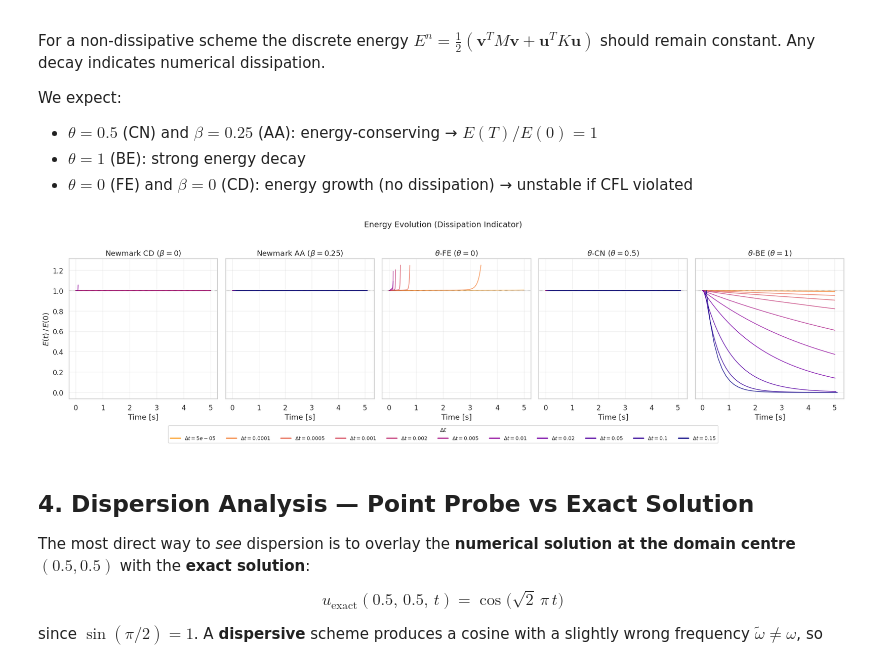
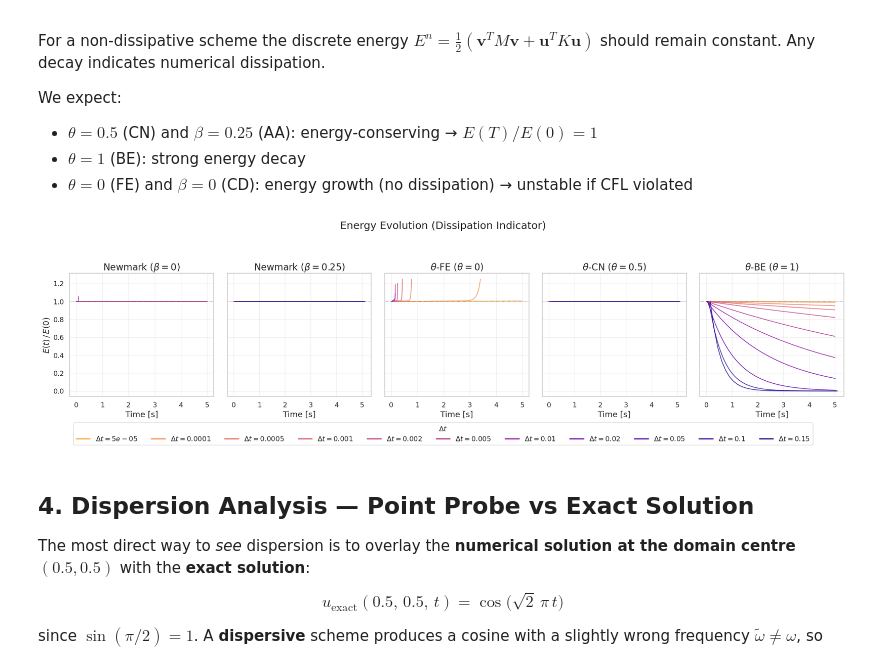
Before and after one commit to AlessandroGhiotto/nmpde-wave-equation, a Jupyter notebook: analysis/dissipation-dispersion-analysis.ipynb, the cells around one changed output. Drawn from its saved outputs; the diff is of its cells as text; code cells hidden in the pictures.

Commit message:
updated report and notebooks

```diff
--- a/analysis/dissipation-dispersion-analysis.ipynb
+++ b/analysis/dissipation-dispersion-analysis.ipynb
@@ -33,9 +67,25 @@ import warnings
 
 warnings.filterwarnings("ignore", category=RuntimeWarning)
 
+# ── Font-size parameters (tweak these for report readability) ──
+FONT_SCALE      = 1.8     # seaborn global font scale
+FONTSIZE_SUPTITLE = 18     # figure super-title
+FONTSIZE_TITLE    = 16     # subplot titles
+FONTSIZE_AXIS     = 14     # axis labels (xlabel / ylabel)
+FONTSIZE_TICK     = 12     # tick labels
+FONTSIZE_LEGEND   = 12     # legend entries
+FONTSIZE_LEG_TITLE = 12    # legend title
+
 # Apply seaborn theme globally
-sns.set_theme(style="whitegrid", palette="muted", font_scale=1.1)
-plt.rcParams.update({"figure.figsize": (12, 5), "grid.alpha": 0.3})
+sns.set_theme(style="whitegrid", palette="muted", font_scale=FONT_SCALE)
+plt.rcParams.update({
+    "figure.figsize": (12, 5),
+    "grid.alpha": 0.3,
+    "axes.titlesize":  FONTSIZE_TITLE,
+    "axes.labelsize":  FONTSIZE_AXIS,
+    "xtick.labelsize": FONTSIZE_TICK,
+    "ytick.labelsize": FONTSIZE_TICK,
+})
 
 # Divergence-clipping thresholds — series are truncated at first exceedance
 ENERGY_CLIP = 1.25   # |E(t)/E(0)| > this → diverged
@@ -56,19 +106,19 @@ SCHEME_LABELS = {
     "theta-0.0":    r"$\theta$-FE ($\theta=0$)",
     "theta-0.5":    r"$\theta$-CN ($\theta=0.5$)",
     "theta-1.0":    r"$\theta$-BE ($\theta=1$)",
-    "newmark-0.00": r"Newmark CD ($\beta=0$)",
-    "newmark-0.25": r"Newmark AA ($\beta=0.25$)",
+    "newmark-0.00": r"Newmark ($\beta=0$)",
+    "newmark-0.25": r"Newmark ($\beta=0.25$)",
 }
 
 # Directories — adjust if needed
 SCRIPT_DIR = Path("../scripts").resolve()
 DATA_DIR   = Path("data").resolve()
-# FIG_DIR    = Path("figures/dissipation-dispersion").resolve()
-# FIG_DIR.mkdir(parents=True, exist_ok=True)
+FIG_DIR    = Path("../report/images").resolve()
+FIG_DIR.mkdir(parents=True, exist_ok=True)
 
 print(f"Script dir:  {SCRIPT_DIR}")
 print(f"Data dir:    {DATA_DIR}")
-# print(f"Figures dir: {FIG_DIR}")
+print(f"Figures dir: {FIG_DIR}")
 print("Setup OK.")
 # %% [output]
 Script dir:  /home/ghi/Documents/HPC-PoliMi/NMPDE/labs/wave-equation/scripts
@@ -168,40 +219,42 @@ if energy_series:
                     "E(t)/E(0)": r_vals,
                     "dt":        f"{key[1]:.4g}",
                 }))
 
         if rows:
             plot_df = pd.concat(rows, ignore_index=True)
             sns.lineplot(
                 data=plot_df, x="Time [s]", y="E(t)/E(0)",
                 hue="dt", hue_order=dt_order,
                 palette=dt_palette, ax=ax, alpha=0.85, linewidth=1.2,
                 legend=False,
             )
 
         ax.axhline(1.0, color="k", ls=":", lw=0.8, alpha=0.5)
-        ax.set_xlabel("Time [s]")
-        ax.set_title(SCHEME_LABELS.get(scheme, scheme))
+        ax.set_xlabel("Time [s]", fontsize=FONTSIZE_AXIS)
+        ax.set_title(SCHEME_LABELS.get(scheme, scheme), fontsize=FONTSIZE_TITLE)
 
-    axes[0].set_ylabel(r"$E(t)\,/\,E(0)$")
+    axes[0].set_ylabel(r"$E(t)\,/\,E(0)$", fontsize=FONTSIZE_AXIS)
 
     # Single shared legend below the plots
     handles = [plt.Line2D([0], [0], color=dt_palette[f"{dt:.4g}"], lw=2)
                for dt in all_dts]
     labels = [rf"$\Delta t = {dt:.4g}$" for dt in all_dts]
     fig.legend(handles, labels, title=r"$\Delta t$",
                loc="lower center", bbox_to_anchor=(0.5, -0.08),
-               ncol=len(all_dts), fontsize=9, title_fontsize=10, frameon=True)
+               ncol=len(all_dts), fontsize=FONTSIZE_LEGEND,
+               title_fontsize=FONTSIZE_LEG_TITLE, frameon=True)
 
-    fig.suptitle("Energy Evolution (Dissipation Indicator)", fontsize=14, y=1.02)
+    fig.suptitle("Energy Evolution (Dissipation Indicator)",
+                 fontsize=FONTSIZE_SUPTITLE, y=1.02)
     fig.tight_layout()
     # fig.savefig(FIG_DIR / "energy_evolution.pdf", bbox_inches="tight", dpi=150)
-    # fig.savefig(FIG_DIR / "energy_evolution.png", bbox_inches="tight", dpi=150)
+    fig.savefig(FIG_DIR / "dissdisp_energy_evolution.png", bbox_inches="tight", dpi=150)
 
     plt.show()
 else:
     print("No energy time-series data available. Run the sweep first.")
 # %% [output]
-[figure, old version]
+[figure, new version]
 # %% [markdown]
 ## 4. Dispersion Analysis — Point Probe vs Exact Solution
 
```
Also changed, not shown: parts of 3 cells of this notebook, 33 other files.
